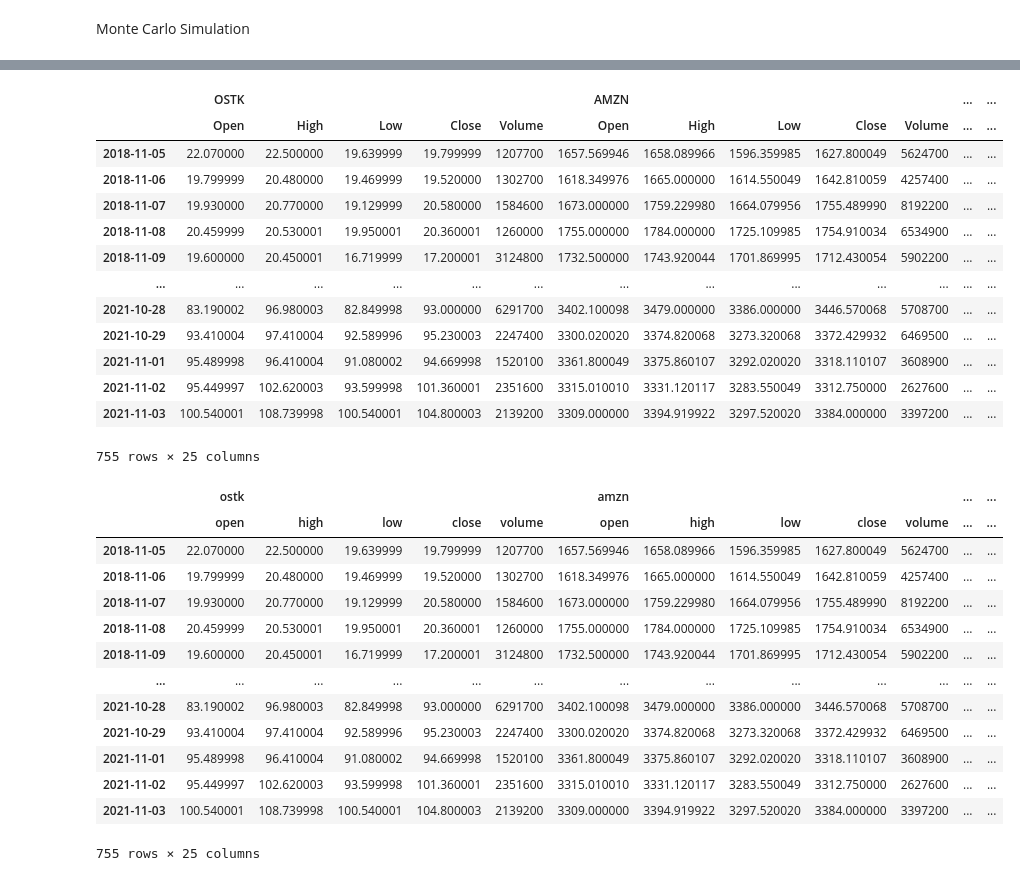
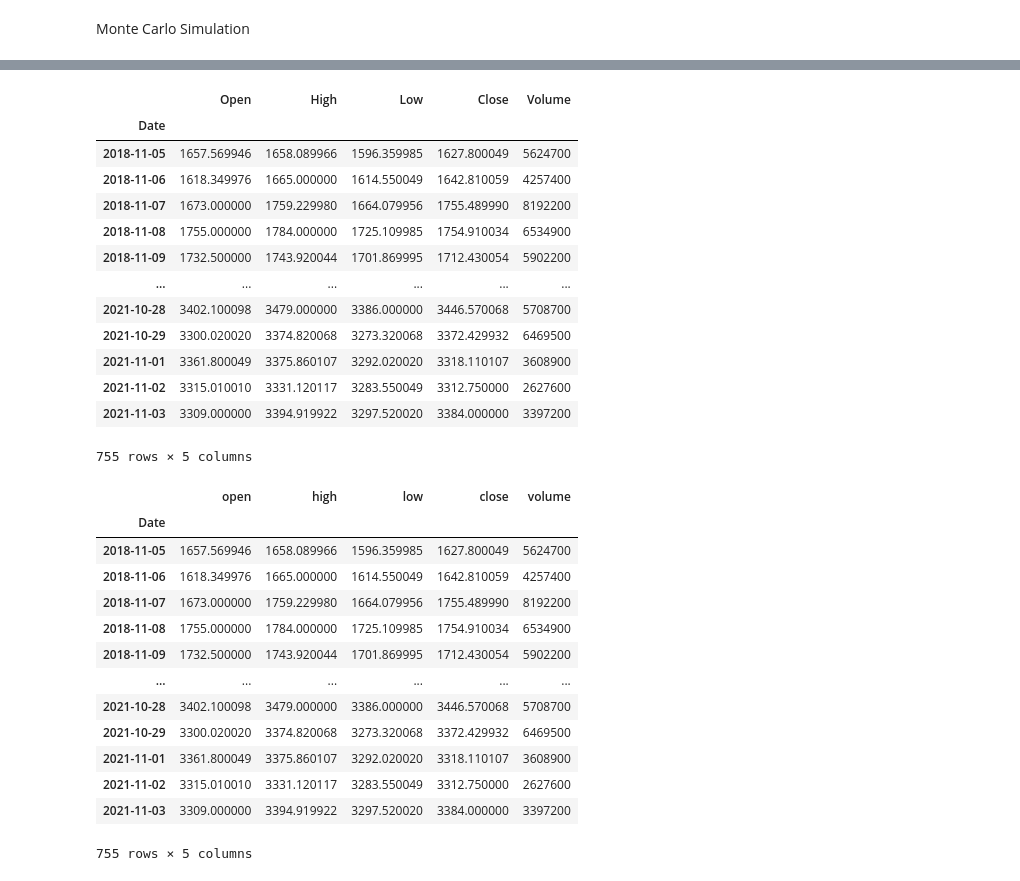
Before and after one commit to jojomani/modern_ecommerce_analysis, a Jupyter notebook: Modern_Variance_Analysis.ipynb, the cells around one changed output, grey strips where cells are left out. Cells and saved outputs as stored; diff of their text form; code cells hidden in the pictures.

```diff
--- a/Modern_Variance_Analysis.ipynb
+++ b/Modern_Variance_Analysis.ipynb
@@ -505,7 +505,6 @@ Monte Carlo Simulation
 # %%
 # Gathering historical data for our list of 5-10 Eommerce stocks from 2018-2021 and putting in into a dataframe
 
-selected_stocks= yf.download("AMZN WMT EBAY TGT OSTK", group_by='tickers', start="2018-11-05", end="2021-11-04")
-selected_stocks.index = selected_stocks.index.date
-selected_stocks
+selected_stocks = yf.download("AMZN", group_by='tickers', start="2018-11-05", end="2021-11-04")
+selected_stocks.head()
 # %% [output]
@@ -527,37 +536,38 @@ selected_stocks
 # %%
-cols = [4, 10, 16, 22, 28]
+# cols = [4, 10, 16, 22, 28]
+cols = [4]
 ecom_stocks = selected_stocks.drop(selected_stocks.columns[cols], axis=1)
 ecom_stocks
 # %% [output]
-|  | OSTK |  |  |  |  | AMZN |  |  |  |  | ... | ... |
-|  | Open | High | Low | Close | Volume | Open | High | Low | Close | Volume | ... | ... |
-| 2018-11-05 | 22.070000 | 22.500000 | 19.639999 | 19.799999 | 1207700 | 1657.569946 | 1658.089966 | 1596.359985 | 1627.800049 | 5624700 | ... | ... |
-| 2018-11-06 | 19.799999 | 20.480000 | 19.469999 | 19.520000 | 1302700 | 1618.349976 | 1665.000000 | 1614.550049 | 1642.810059 | 4257400 | ... | ... |
-| 2018-11-07 | 19.930000 | 20.770000 | 19.129999 | 20.580000 | 1584600 | 1673.000000 | 1759.229980 | 1664.079956 | 1755.489990 | 8192200 | ... | ... |
-| 2018-11-08 | 20.459999 | 20.530001 | 19.950001 | 20.360001 | 1260000 | 1755.000000 | 1784.000000 | 1725.109985 | 1754.910034 | 6534900 | ... | ... |
-| 2018-11-09 | 19.600000 | 20.450001 | 16.719999 | 17.200001 | 3124800 | 1732.500000 | 1743.920044 | 1701.869995 | 1712.430054 | 5902200 | ... | ... |
-| ... | ... | ... | ... | ... | ... | ... | ... | ... | ... | ... | ... | ... |
-| 2021-10-28 | 83.190002 | 96.980003 | 82.849998 | 93.000000 | 6291700 | 3402.100098 | 3479.000000 | 3386.000000 | 3446.570068 | 5708700 | ... | ... |
-| 2021-10-29 | 93.410004 | 97.410004 | 92.589996 | 95.230003 | 2247400 | 3300.020020 | 3374.820068 | 3273.320068 | 3372.429932 | 6469500 | ... | ... |
-| 2021-11-01 | 95.489998 | 96.410004 | 91.080002 | 94.669998 | 1520100 | 3361.800049 | 3375.860107 | 3292.020020 | 3318.110107 | 3608900 | ... | ... |
-| 2021-11-02 | 95.449997 | 102.620003 | 93.599998 | 101.360001 | 2351600 | 3315.010010 | 3331.120117 | 3283.550049 | 3312.750000 | 2627600 | ... | ... |
-| 2021-11-03 | 100.540001 | 108.739998 | 100.540001 | 104.800003 | 2139200 | 3309.000000 | 3394.919922 | 3297.520020 | 3384.000000 | 3397200 | ... | ... |
+|  | Open | High | Low | Close | Volume |
+| Date |  |  |  |  |  |
+| 2018-11-05 | 1657.569946 | 1658.089966 | 1596.359985 | 1627.800049 | 5624700 |
+| 2018-11-06 | 1618.349976 | 1665.000000 | 1614.550049 | 1642.810059 | 4257400 |
+| 2018-11-07 | 1673.000000 | 1759.229980 | 1664.079956 | 1755.489990 | 8192200 |
+| 2018-11-08 | 1755.000000 | 1784.000000 | 1725.109985 | 1754.910034 | 6534900 |
+| 2018-11-09 | 1732.500000 | 1743.920044 | 1701.869995 | 1712.430054 | 5902200 |
+| ... | ... | ... | ... | ... | ... |
+| 2021-10-28 | 3402.100098 | 3479.000000 | 3386.000000 | 3446.570068 | 5708700 |
+| 2021-10-29 | 3300.020020 | 3374.820068 | 3273.320068 | 3372.429932 | 6469500 |
+| 2021-11-01 | 3361.800049 | 3375.860107 | 3292.020020 | 3318.110107 | 3608900 |
+| 2021-11-02 | 3315.010010 | 3331.120117 | 3283.550049 | 3312.750000 | 2627600 |
+| 2021-11-03 | 3309.000000 | 3394.919922 | 3297.520020 | 3384.000000 | 3397200 |
-755 rows × 25 columns
+755 rows × 5 columns
 # %%
 # Formatting the column names into lower case
 ecom_stocks.rename(str.lower, axis='columns')
 # %% [output]
-|  | ostk |  |  |  |  | amzn |  |  |  |  | ... | ... |
-|  | open | high | low | close | volume | open | high | low | close | volume | ... | ... |
-| 2018-11-05 | 22.070000 | 22.500000 | 19.639999 | 19.799999 | 1207700 | 1657.569946 | 1658.089966 | 1596.359985 | 1627.800049 | 5624700 | ... | ... |
-| 2018-11-06 | 19.799999 | 20.480000 | 19.469999 | 19.520000 | 1302700 | 1618.349976 | 1665.000000 | 1614.550049 | 1642.810059 | 4257400 | ... | ... |
-| 2018-11-07 | 19.930000 | 20.770000 | 19.129999 | 20.580000 | 1584600 | 1673.000000 | 1759.229980 | 1664.079956 | 1755.489990 | 8192200 | ... | ... |
-| 2018-11-08 | 20.459999 | 20.530001 | 19.950001 | 20.360001 | 1260000 | 1755.000000 | 1784.000000 | 1725.109985 | 1754.910034 | 6534900 | ... | ... |
-| 2018-11-09 | 19.600000 | 20.450001 | 16.719999 | 17.200001 | 3124800 | 1732.500000 | 1743.920044 | 1701.869995 | 1712.430054 | 5902200 | ... | ... |
-| ... | ... | ... | ... | ... | ... | ... | ... | ... | ... | ... | ... | ... |
-| 2021-10-28 | 83.190002 | 96.980003 | 82.849998 | 93.000000 | 6291700 | 3402.100098 | 3479.000000 | 3386.000000 | 3446.570068 | 5708700 | ... | ... |
-| 2021-10-29 | 93.410004 | 97.410004 | 92.589996 | 95.230003 | 2247400 | 3300.020020 | 3374.820068 | 3273.320068 | 3372.429932 | 6469500 | ... | ... |
-| 2021-11-01 | 95.489998 | 96.410004 | 91.080002 | 94.669998 | 1520100 | 3361.800049 | 3375.860107 | 3292.020020 | 3318.110107 | 3608900 | ... | ... |
-| 2021-11-02 | 95.449997 | 102.620003 | 93.599998 | 101.360001 | 2351600 | 3315.010010 | 3331.120117 | 3283.550049 | 3312.750000 | 2627600 | ... | ... |
-| 2021-11-03 | 100.540001 | 108.739998 | 100.540001 | 104.800003 | 2139200 | 3309.000000 | 3394.919922 | 3297.520020 | 3384.000000 | 3397200 | ... | ... |
+|  | open | high | low | close | volume |
+| Date |  |  |  |  |  |
+| 2018-11-05 | 1657.569946 | 1658.089966 | 1596.359985 | 1627.800049 | 5624700 |
+| 2018-11-06 | 1618.349976 | 1665.000000 | 1614.550049 | 1642.810059 | 4257400 |
+| 2018-11-07 | 1673.000000 | 1759.229980 | 1664.079956 | 1755.489990 | 8192200 |
+| 2018-11-08 | 1755.000000 | 1784.000000 | 1725.109985 | 1754.910034 | 6534900 |
+| 2018-11-09 | 1732.500000 | 1743.920044 | 1701.869995 | 1712.430054 | 5902200 |
+| ... | ... | ... | ... | ... | ... |
+| 2021-10-28 | 3402.100098 | 3479.000000 | 3386.000000 | 3446.570068 | 5708700 |
+| 2021-10-29 | 3300.020020 | 3374.820068 | 3273.320068 | 3372.429932 | 6469500 |
+| 2021-11-01 | 3361.800049 | 3375.860107 | 3292.020020 | 3318.110107 | 3608900 |
+| 2021-11-02 | 3315.010010 | 3331.120117 | 3283.550049 | 3312.750000 | 2627600 |
+| 2021-11-03 | 3309.000000 | 3394.919922 | 3297.520020 | 3384.000000 | 3397200 |
-755 rows × 25 columns
+755 rows × 5 columns
```
Also changed, not shown: parts of 28 cells of this notebook.
